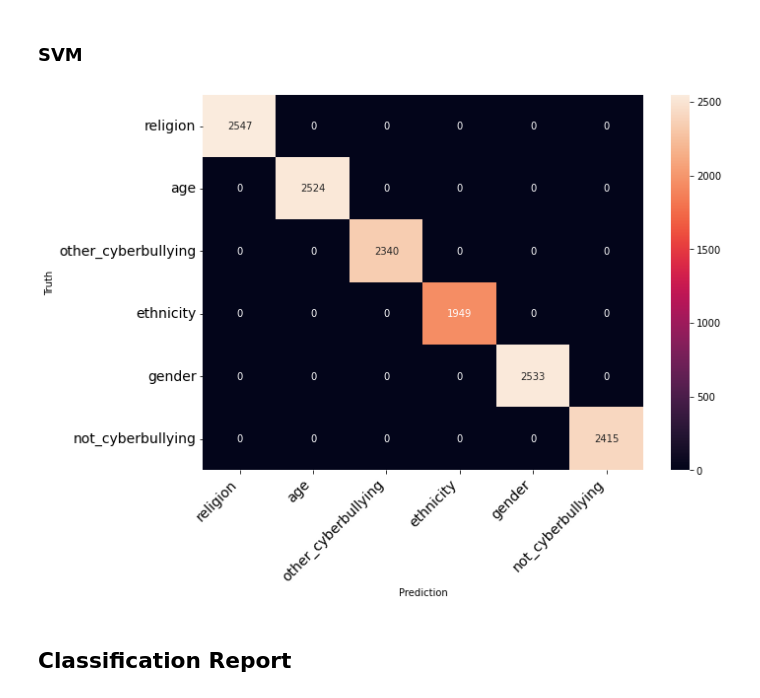
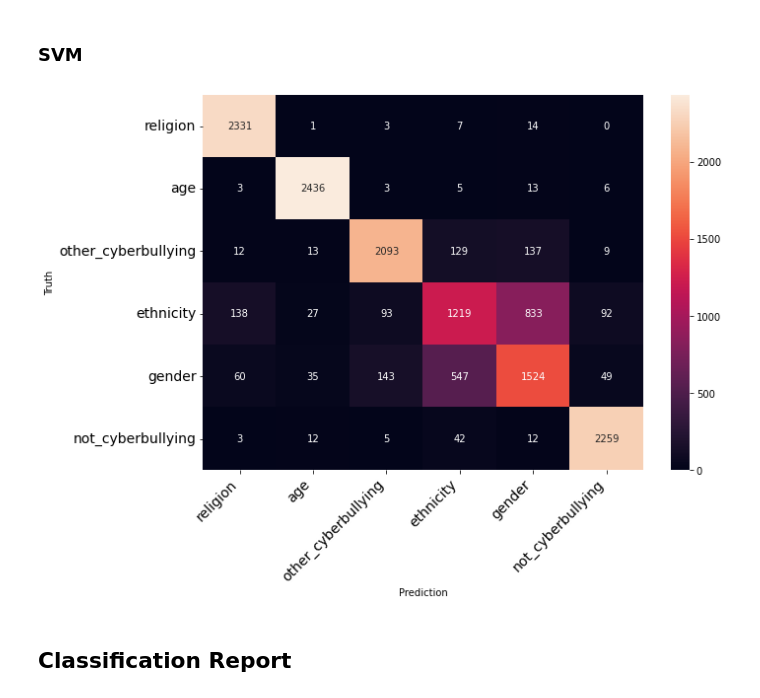
Before and after one commit to Theofilusarifin/Project_ML, a Jupyter notebook: UAS ML/Project_ML.ipynb, the cells around one changed output. Drawn from its saved outputs; the diff is of its cells as text; code cells hidden in the pictures.

```diff
--- a/UAS ML/Project_ML.ipynb
+++ b/UAS ML/Project_ML.ipynb
@@ -355,10 +355,10 @@ print_confusion_matrix(cm,sentiments)
 ### SVM
 # %%
 # Confussion Matrix SVM
-cm = confusion_matrix(y_svm_pred,y_svm_pred)
+cm = confusion_matrix(y_test,y_svm_pred)
 print_confusion_matrix(cm,sentiments)
 # %% [output]
-[figure, old version]
+[figure, new version]
 # %% [markdown]
 ## Classification Report
 # %%
```
